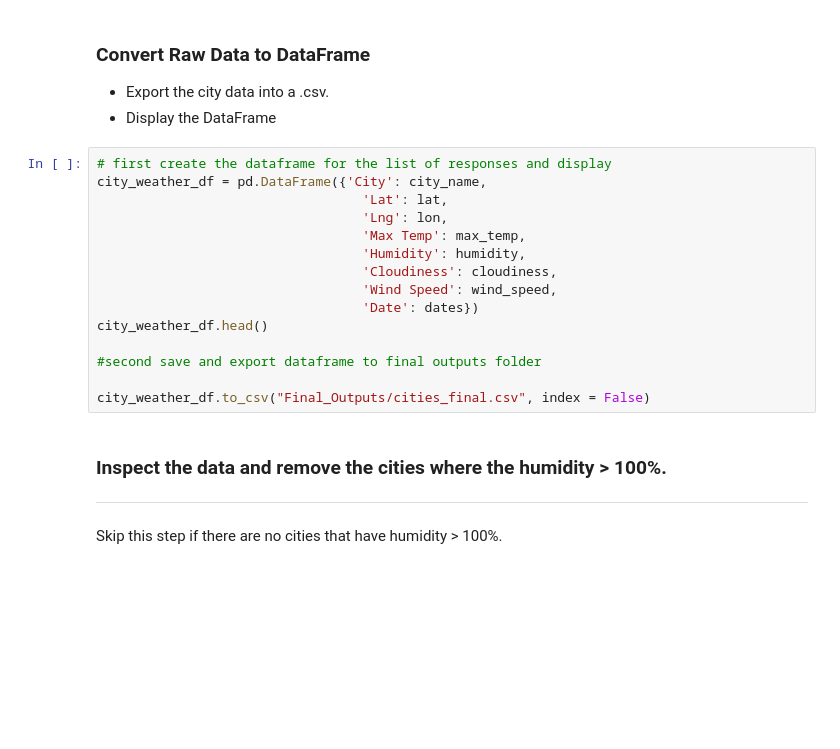
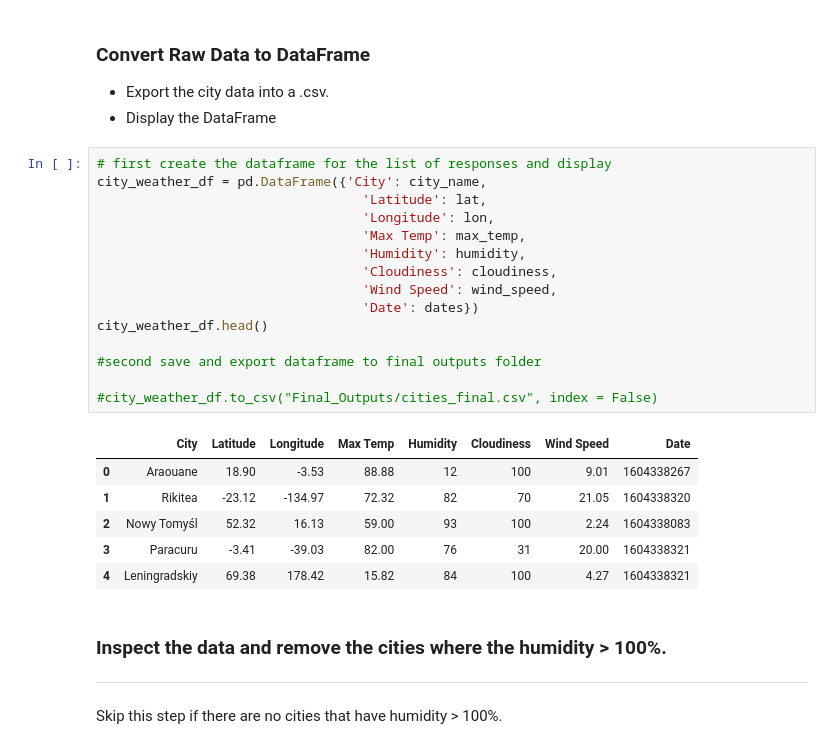
Before and after one commit to JimKTran/UofT-BCS-Python-API-Challenge, a Jupyter notebook: WeatherPy/WeatherPy_Final.ipynb, the cells around one changed output. Saved outputs shown, nothing was run; the diff lists cells and outputs as text; blank space fills up the shorter version.

```diff
--- a/WeatherPy/WeatherPy_Final.ipynb
+++ b/WeatherPy/WeatherPy_Final.ipynb
@@ -136,18 +146,25 @@ Data Retrieval Complete
 # %%
 # first create the dataframe for the list of responses and display
 city_weather_df = pd.DataFrame({'City': city_name,
-                                  'Lat': lat,
-                                  'Lng': lon,
+                                  'Latitude': lat,
+                                  'Longitude': lon,
                                   'Max Temp': max_temp,
                                   'Humidity': humidity,
                                   'Cloudiness': cloudiness,
                                   'Wind Speed': wind_speed,
                                   'Date': dates})
 city_weather_df.head()
 
 #second save and export dataframe to final outputs folder
 
-city_weather_df.to_csv("Final_Outputs/cities_final.csv", index = False)
+#city_weather_df.to_csv("Final_Outputs/cities_final.csv", index = False)
+# %% [output]
+|  | City | Latitude | Longitude | Max Temp | Humidity | Cloudiness | Wind Speed | Date |
+| 0 | Araouane | 18.90 | -3.53 | 88.88 | 12 | 100 | 9.01 | 1604338267 |
+| 1 | Rikitea | -23.12 | -134.97 | 72.32 | 82 | 70 | 21.05 | 1604338320 |
+| 2 | Nowy Tomyśl | 52.32 | 16.13 | 59.00 | 93 | 100 | 2.24 | 1604338083 |
+| 3 | Paracuru | -3.41 | -39.03 | 82.00 | 76 | 31 | 20.00 | 1604338321 |
+| 4 | Leningradskiy | 69.38 | 178.42 | 15.82 | 84 | 100 | 4.27 | 1604338321 |
 # %% [markdown]
 ### Inspect the data and remove the cities where the humidity > 100%.
 ----
```
Also changed, not shown: parts of 8 cells of this notebook.
